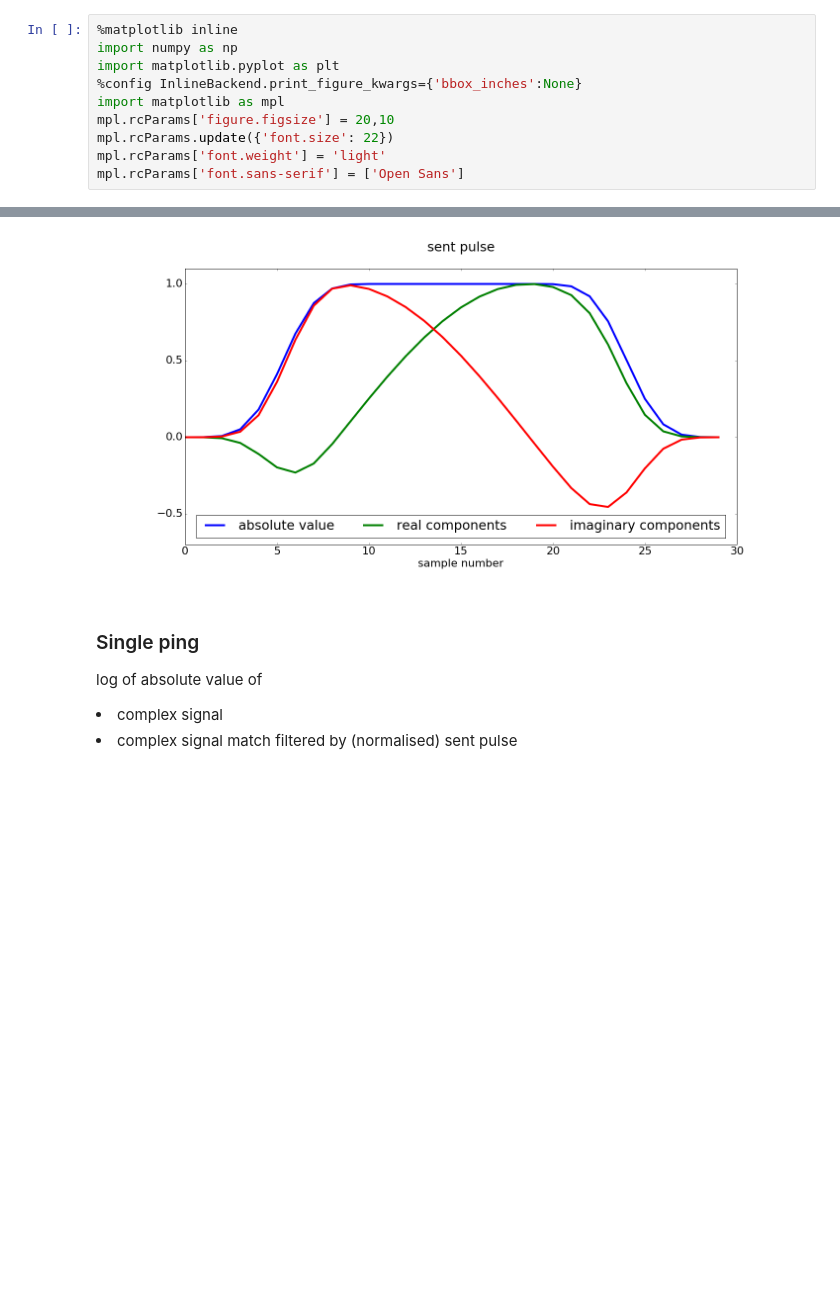
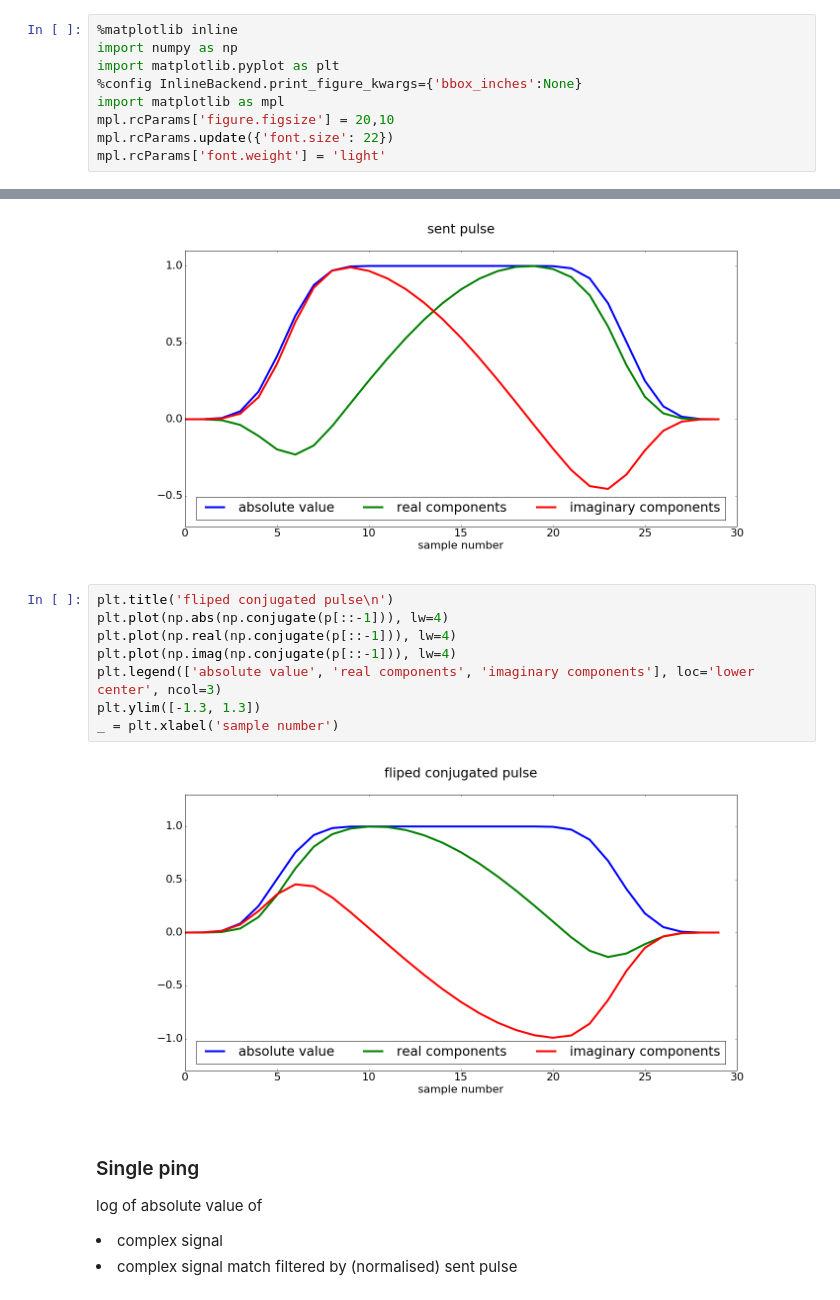
Before and after one commit to arminpo/python_scratch, a Jupyter notebook: CW target detector.ipynb, the cells around one changed output, grey strips where cells are left out. Cells and saved outputs as stored; diff of their text form; blank space fills up the shorter version.

```diff
--- a/CW target detector.ipynb
+++ b/CW target detector.ipynb
@@ -7,7 +7,6 @@ import matplotlib as mpl
 mpl.rcParams['figure.figsize'] = 20,10
 mpl.rcParams.update({'font.size': 22})
 mpl.rcParams['font.weight'] = 'light'
-mpl.rcParams['font.sans-serif'] = ['Open Sans']
 # %% [markdown]
 ### Raw signals extracted from file kvordun-D20170101-T143048.raw (CW, 38 kHz) sent by Pall, using LSSS
 
@@ -38,6 +37,16 @@ plt.ylim([-0.7, 1.1])
 _ = plt.xlabel('sample number')
 # %% [output]
 [figure]
+# %%
+plt.title('fliped conjugated pulse\n')
+plt.plot(np.abs(np.conjugate(p[::-1])), lw=4)
+plt.plot(np.real(np.conjugate(p[::-1])), lw=4)
+plt.plot(np.imag(np.conjugate(p[::-1])), lw=4)
+plt.legend(['absolute value', 'real components', 'imaginary components'], loc='lower center', ncol=3)
+plt.ylim([-1.3, 1.3])
+_ = plt.xlabel('sample number')
+# %% [output]
+[figure, added]
 # %% [markdown]
 ### Single ping
 
```
Also changed, not shown: parts of 2 cells of this notebook.
